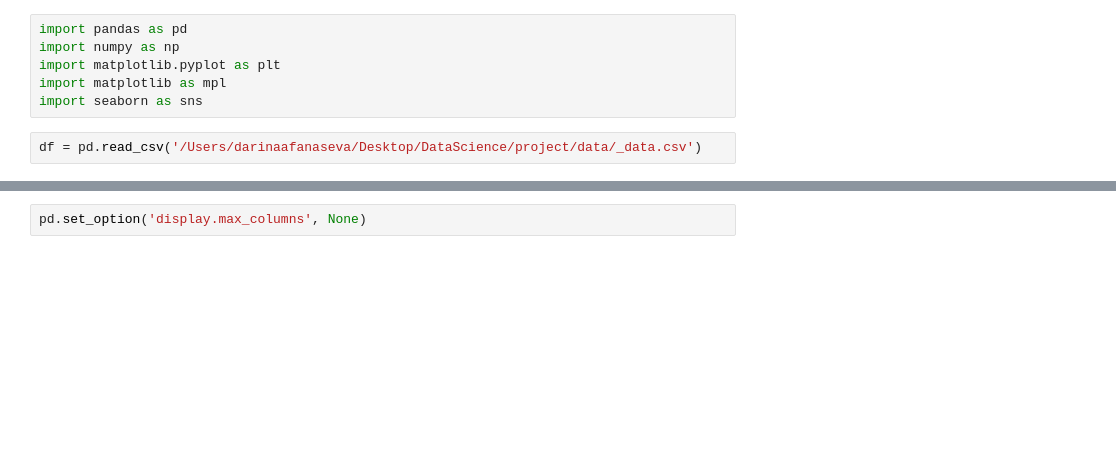
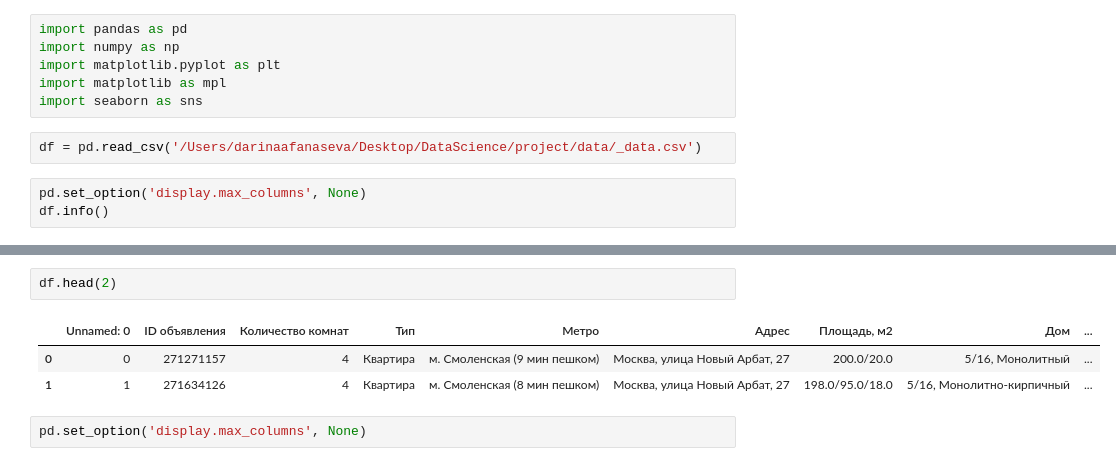
Before and after one commit to DarinaSeva/project, a Jupyter notebook: realises/EDA.ipynb, the cells around one changed output, grey strips where cells are left out. Cells and saved outputs as stored; diff of their text form; blank space fills up the shorter version.

```diff
--- a/realises/EDA.ipynb
+++ b/realises/EDA.ipynb
@@ -6,3 +6,6 @@ import matplotlib as mpl
 import seaborn as sns
 # %%
 df = pd.read_csv('/Users/darinaafanaseva/Desktop/DataScience/project/data/_data.csv')
+# %%
+pd.set_option('display.max_columns', None)
+df.info()
@@ -9,3 +30,9 @@ df = pd.read_csv('/Users/darinaafanaseva/Desktop/DataScience/project/data/_data.
+# %%
+df.head(2)
+# %% [output]
+|  | Unnamed: 0 | ID объявления | Количество комнат | Тип | Метро | Адрес | Площадь, м2 | Дом | ... |
+| 0 | 0 | 271271157 | 4 | Квартира | м. Смоленская (9 мин пешком) | Москва, улица Новый Арбат, 27 | 200.0/20.0 | 5/16, Монолитный | ... |
+| 1 | 1 | 271634126 | 4 | Квартира | м. Смоленская (8 мин пешком) | Москва, улица Новый Арбат, 27 | 198.0/95.0/18.0 | 5/16, Монолитно-кирпичный | ... |
 # %%
 pd.set_option('display.max_columns', None)
 # %%
```
Also changed, not shown: parts of 1 cell of this notebook, 3 other files.
